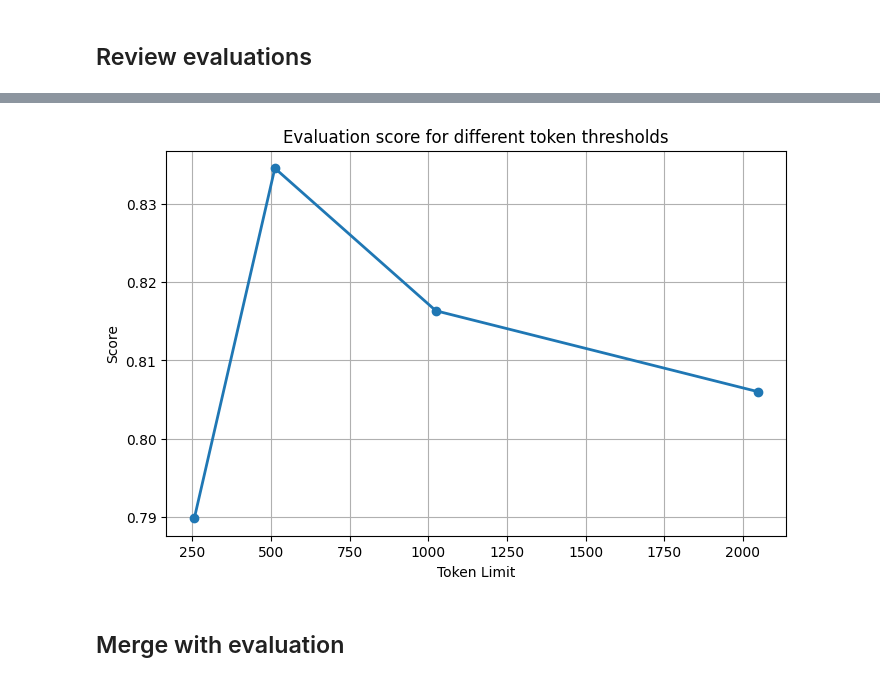
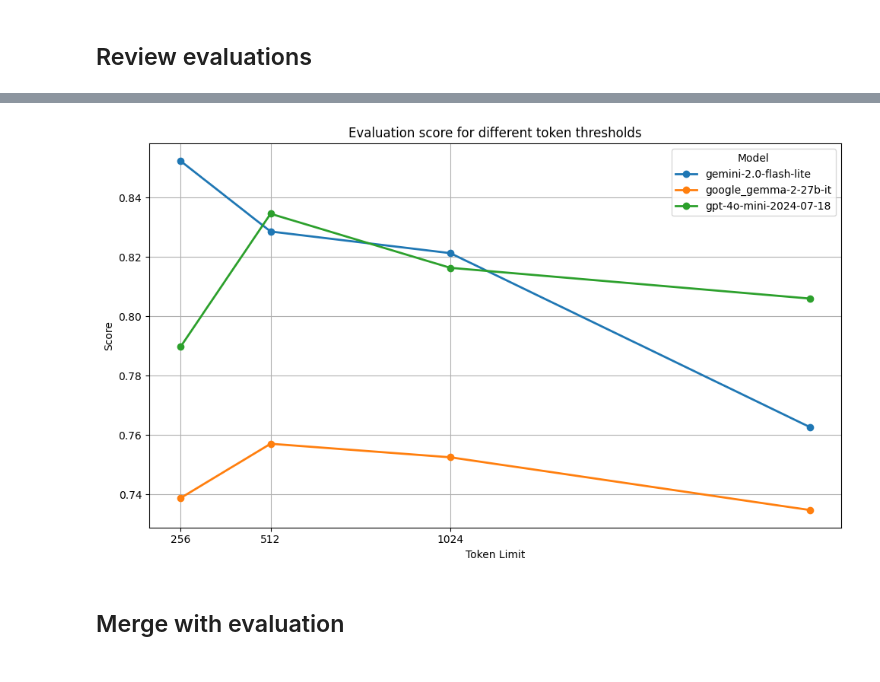
Before and after one commit to asafam/hebrew_text_retrieval, a Jupyter notebook: notebooks/translation/long_documents_test.ipynb, the cells around one changed output, grey strips where cells are left out. Saved outputs shown, nothing was run; the diff lists cells and outputs as text; code cells hidden in the pictures.

```diff
--- a/notebooks/translation/long_documents_test.ipynb
+++ b/notebooks/translation/long_documents_test.ipynb
@@ -278,23 +256,30 @@ Overall average of the grouped scores: 3.9490212751767375
 # %%
 import matplotlib.pyplot as plt
+import pandas as pd
 
-df = pd.DataFrame(results)
+# Assuming df is already defined and has columns: 'limit', 'score', 'model'
 
 # Plot the data
-plt.figure(figsize=(8, 5))
-plt.plot(df["limit"], df["score"], marker='o', linestyle='-', linewidth=2)
+plt.figure(figsize=(10, 6))
+
+# Plot each model separately
+for model_name, group in df.groupby("model"):
+    plt.plot(group["limit"], group["score"], marker='o', linestyle='-', linewidth=2, label=model_name)
 
 # Labels and title
 plt.xlabel("Token Limit")
+plt.xticks([1024, 512, 256])
 plt.ylabel("Score")
 # plt.ylim(0.6, 1)
 plt.title("Evaluation score for different token thresholds")
+plt.legend(title="Model")
 
-# Show the chart
+# Show grid and plot
 plt.grid(True)
+plt.tight_layout()
 plt.show()
 # %% [output]
-[figure, old version]
+[figure, new version]
 # %% [markdown]
 ## Merge with evaluation
 # %%
```
Also changed, not shown: parts of 5 cells of this notebook, 10 other files.
